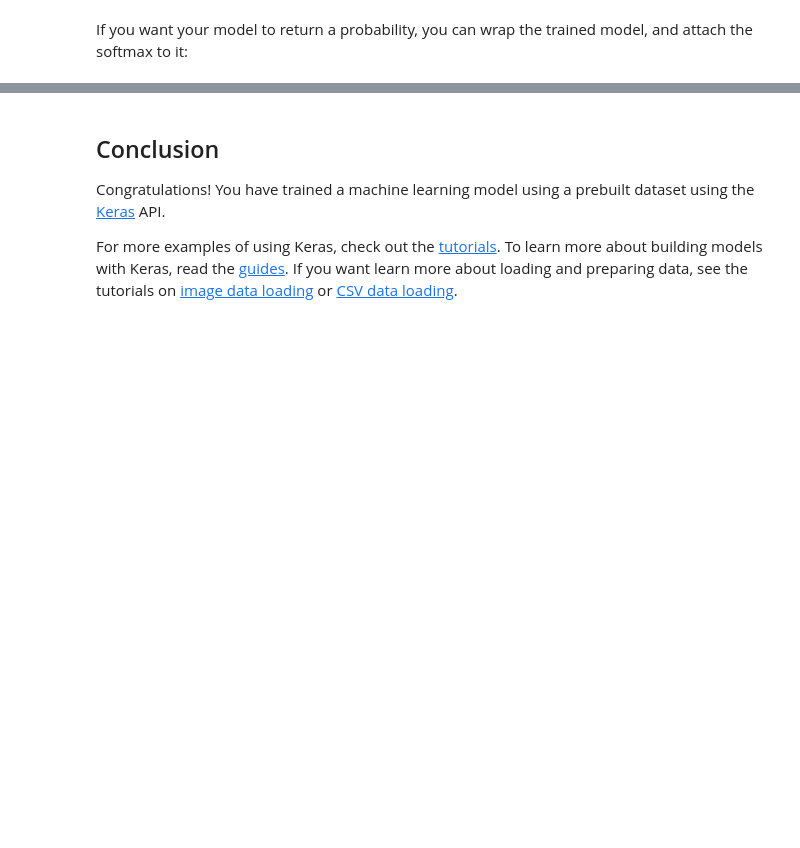
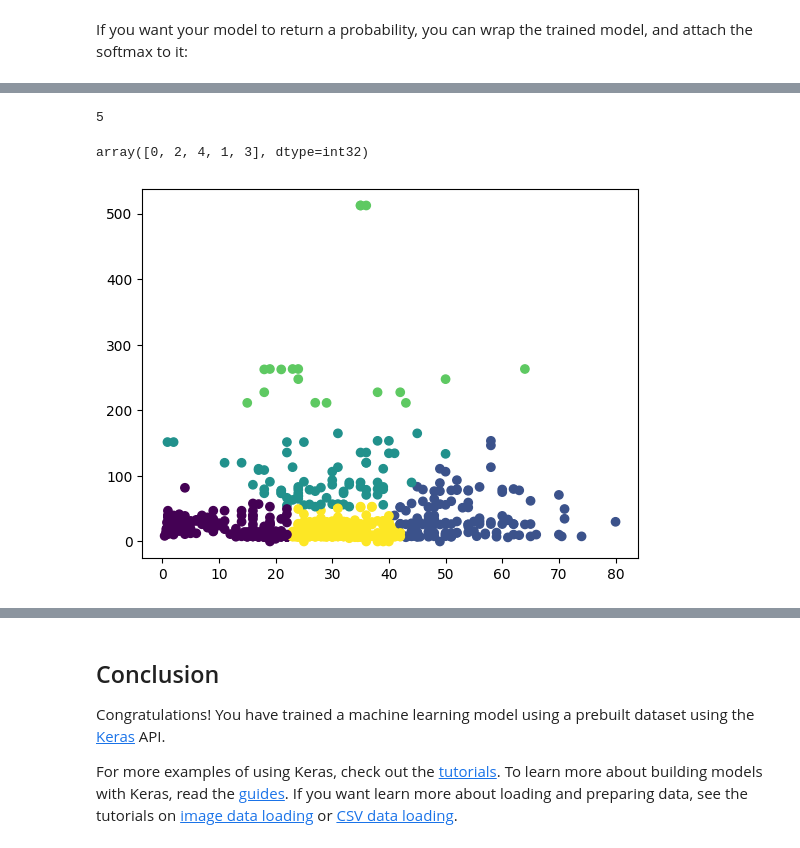
Before and after one commit to Sagarkhan0007/Sagarkhan0007, a Jupyter notebook: site/en/tutorials/quickstart/beginner.ipynb, the cells around one changed output, grey strips where cells are left out. Cells and saved outputs as stored; diff of their text form; code cells hidden in the pictures; blank space fills up the shorter version.

```diff
--- a/site/en/tutorials/quickstart/beginner.ipynb
+++ b/site/en/tutorials/quickstart/beginner.ipynb
@@ -128,0 +167,14 @@ probability_model(x_test[:5])
+# %%
+from sklearn.cluster import KMeans
+from sklearn.preprocessing import StandardScaler
+x = df[['age', 'fare']]
+x.age.fillna(value=x['age'].mean(), inplace=True)
+
+# scaled data
+scaler = StandardScaler()
+x_scaled = scaler.fit_transform(x)
+# Perform Clutering
+model = KMeans(n_clusters=5)
+model.fit(x_scaled)
+# Assign cluter labels to the data
+df['cluster'] = model.labels_
@@ -128,0 +192,13 @@ probability_model(x_test[:5])
+# %%
+df['cluster'].nunique()
+# %% [output]
+5
+# %%
+df['cluster'].unique()
+# %% [output]
+array([0, 2, 4, 1, 3], dtype=int32)
+# %%
+plt.scatter(df['age'], df['fare'], c=df['cluster'])
+plt.show()
+# %% [output]
+[figure, added]
```
Also changed, not shown: parts of 26 cells of this notebook.
